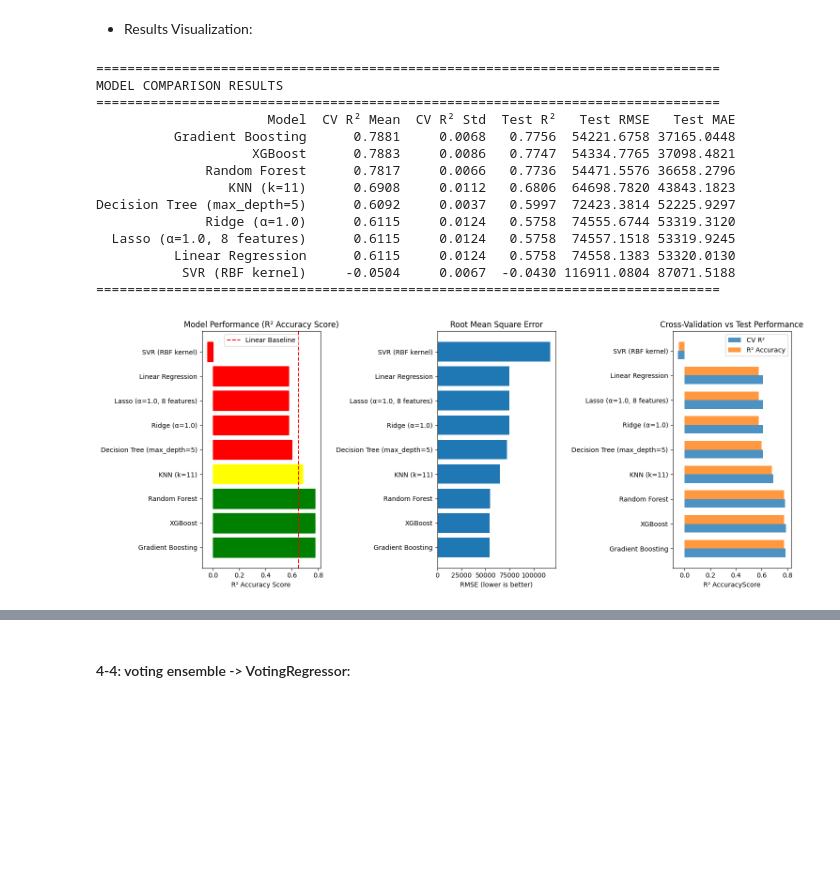
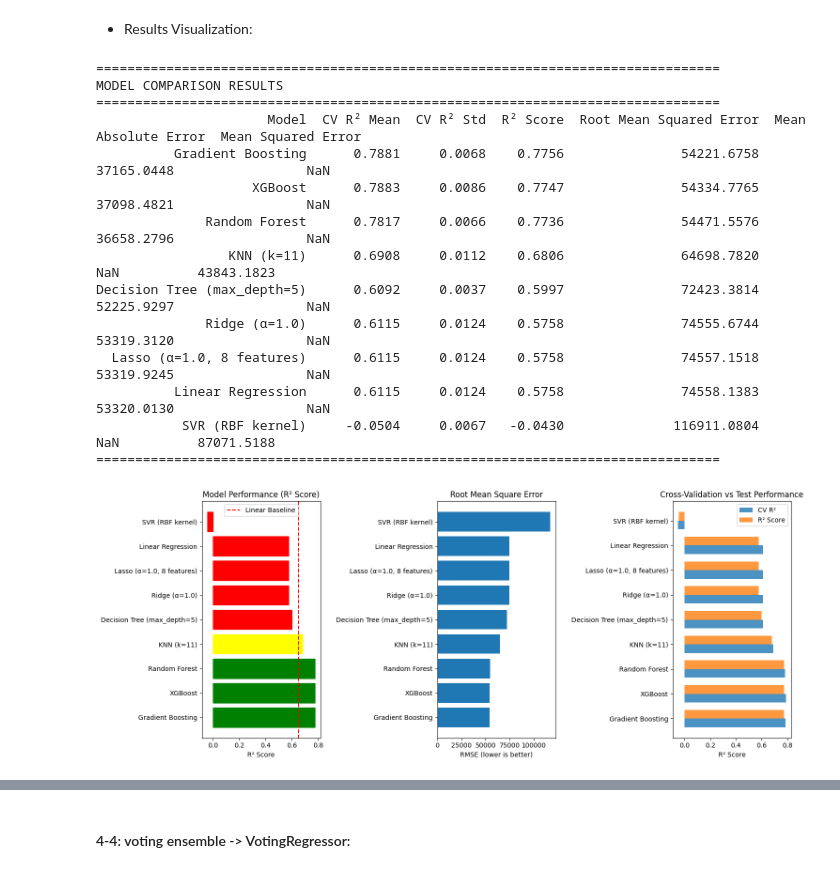
Before and after one commit to Maee127/Portfolio, a Jupyter notebook: Projects/house_price_prediction/training_notebook.ipynb, the cells around one changed output, grey strips where cells are left out. Cells and saved outputs as stored; diff of their text form; code cells hidden in the pictures; blank space fills up the shorter version.

Commit message:
Complete ML portfolio with house price predictor

```diff
--- a/Projects/house _price _prediction/training_notebook.ipynb
+++ b/Projects/house_price_prediction/training_notebook.ipynb
@@ -1441,3 +1424,18 @@ results.append({
+# %%
+# XGBoost
+xgb = XGBRegressor(n_estimators=100, learning_rate=0.1, max_depth=3, random_state=42)
+xgb_cv = cross_val_score(xgb, X_train_scaled, y_train, cv=kfold, scoring='r2')
+xgb.fit(X_train_scaled, y_train)
+xgb_pred = xgb.predict(X_test_scaled)
+
+results.append({
+    'Model': 'XGBoost',
+    'CV R² Mean': xgb_cv.mean(),
+    'CV R² Std': xgb_cv.std(),
+    'R² Score': r2_score(y_test, xgb_pred),
+    'Root Mean Squared Error': np.sqrt(mean_squared_error(y_test, xgb_pred)),
+    'Mean Absolute Error': mean_absolute_error(y_test, xgb_pred)
+})
 # %%
 # Support Vector Machines
 
@@ -1451,9 +1449,9 @@ results.append({
     'Model': 'SVR (RBF kernel)',
     'CV R² Mean': svr_rbf_cv.mean(),
     'CV R² Std': svr_rbf_cv.std(),
-    'Test R²': r2_score(y_test, svr_rbf_pred),
-    'Test RMSE': np.sqrt(mean_squared_error(y_test, svr_rbf_pred)),
-    'Test MAE': mean_absolute_error(y_test, svr_rbf_pred)
+    'R² Score': r2_score(y_test, svr_rbf_pred),
+    'Root Mean Squared Error': np.sqrt(mean_squared_error(y_test, svr_rbf_pred)),
+    'Mean Squared Error': mean_absolute_error(y_test, svr_rbf_pred)
 })
 # %%
 # K-Nearest Neighbors
@@ -1476,9 +1474,9 @@ results.append({
     'Model': f'KNN (k={knn_best.n_neighbors})',
     'CV R² Mean': knn_best_score,
     'CV R² Std': cross_val_score(knn_best, X_train_scaled, y_train, cv=kfold, scoring='r2').std(),
-    'Test R²': r2_score(y_test, knn_pred),
-    'Test RMSE': np.sqrt(mean_squared_error(y_test, knn_pred)),
-    'Test MAE': mean_absolute_error(y_test, knn_pred)
+    'R² Score': r2_score(y_test, knn_pred),
+    'Root Mean Squared Error': np.sqrt(mean_squared_error(y_test, knn_pred)),
+    'Mean Squared Error': mean_absolute_error(y_test, knn_pred)
 })
 # %% [markdown]
 * Results Visualization:
@@ -1486,7 +1484,8 @@ results.append({
 
 # Create results DataFrame
 results_df = pd.DataFrame(results)
-results_df = results_df.sort_values('Test R²', ascending=False)
+results_df = results_df.drop_duplicates()
+results_df = results_df.sort_values('R² Score', ascending=False)
 
 # Print results
 print("\n" + "="*80)
@@ -1500,54 +1499,54 @@ fig, axes = plt.subplots(1, 3, figsize=(15, 6))
 
 # 1. R² Comparison
 ax1 = axes[0]
-bars1 = ax1.barh(results_df['Model'], results_df['Test R²'])
-ax1.set_xlabel('R² Accuracy Score')
-ax1.set_title('Model Performance (R² Accuracy Score)')
+bars1 = ax1.barh(results_df['Model'], results_df['R² Score'])
+ax1.set_xlabel('R² Score')
+ax1.set_title('Model Performance (R² Score)')
 ax1.axvline(x=0.649, color='red', linestyle='--', label='Linear Baseline')
 ax1.legend()
 
 # Color bars
-for i, (bar, score) in enumerate(zip(bars1, results_df['Test R²'])):
+for i, (bar, score) in enumerate(zip(bars1, results_df['R² Score'])):
     if score > 0.75:
         bar.set_color('green')
     elif score > 0.65:
         bar.set_color('yellow')
     else:
         bar.set_color('red')
 
 # 2. RMSE Comparison
 ax2 = axes[1]
-bars2 = ax2.barh(results_df['Model'], results_df['Test RMSE'])
+bars2 = ax2.barh(results_df['Model'], results_df['Root Mean Squared Error'])
 ax2.set_xlabel('RMSE (lower is better)')
 ax2.set_title('Root Mean Square Error')
 
 # 3. CV R² vs Test R²
 ax3 = axes[2]
 x = range(len(results_df))
 width = 0.35
 ax3.barh([i - width/2 for i in x], results_df['CV R² Mean'], width, label='CV R²', alpha=0.8)
-ax3.barh([i + width/2 for i in x], results_df['Test R²'], width, label='R² Accuracy', alpha=0.8)
+ax3.barh([i + width/2 for i in x], results_df['R² Score'], width, label='R² Score', alpha=0.8)
 ax3.set_yticks(x)
 ax3.set_yticklabels(results_df['Model'])
-ax3.set_xlabel('R² AccuracyScore')
+ax3.set_xlabel('R² Score')
 ax3.set_title('Cross-Validation vs Test Performance')
 ax3.legend()
 
 plt.tight_layout()
 plt.show()
 # %% [output]
 ================================================================================
 MODEL COMPARISON RESULTS
 ================================================================================
-                      Model  CV R² Mean  CV R² Std  Test R²   Test RMSE   Test MAE
-          Gradient Boosting      0.7881     0.0068   0.7756  54221.6758 37165.0448
-                    XGBoost      0.7883     0.0086   0.7747  54334.7765 37098.4821
-              Random Forest      0.7817     0.0066   0.7736  54471.5576 36658.2796
-                 KNN (k=11)      0.6908     0.0112   0.6806  64698.7820 43843.1823
-Decision Tree (max_depth=5)      0.6092     0.0037   0.5997  72423.3814 52225.9297
-              Ridge (α=1.0)      0.6115     0.0124   0.5758  74555.6744 53319.3120
-  Lasso (α=1.0, 8 features)      0.6115     0.0124   0.5758  74557.1518 53319.9245
-          Linear Regression      0.6115     0.0124   0.5758  74558.1383 53320.0130
-           SVR (RBF kernel)     -0.0504     0.0067  -0.0430 116911.0804 87071.5188
+                      Model  CV R² Mean  CV R² Std  R² Score  Root Mean Squared Error  Mean Absolute Error  Mean Squared Error
+          Gradient Boosting      0.7881     0.0068    0.7756               54221.6758           37165.0448                 NaN
+                    XGBoost      0.7883     0.0086    0.7747               54334.7765           37098.4821                 NaN
+              Random Forest      0.7817     0.0066    0.7736               54471.5576           36658.2796                 NaN
+                 KNN (k=11)      0.6908     0.0112    0.6806               64698.7820                  NaN          43843.1823
+Decision Tree (max_depth=5)      0.6092     0.0037    0.5997               72423.3814           52225.9297                 NaN
+              Ridge (α=1.0)      0.6115     0.0124    0.5758               74555.6744           53319.3120                 NaN
+  Lasso (α=1.0, 8 features)      0.6115     0.0124    0.5758               74557.1518           53319.9245                 NaN
+          Linear Regression      0.6115     0.0124    0.5758               74558.1383           53320.0130                 NaN
+           SVR (RBF kernel)     -0.0504     0.0067   -0.0430              116911.0804                  NaN          87071.5188
 ================================================================================
-[figure, old version]
+[figure, new version]
```
Also changed, not shown: parts of 46 cells of this notebook, 23 other files.
